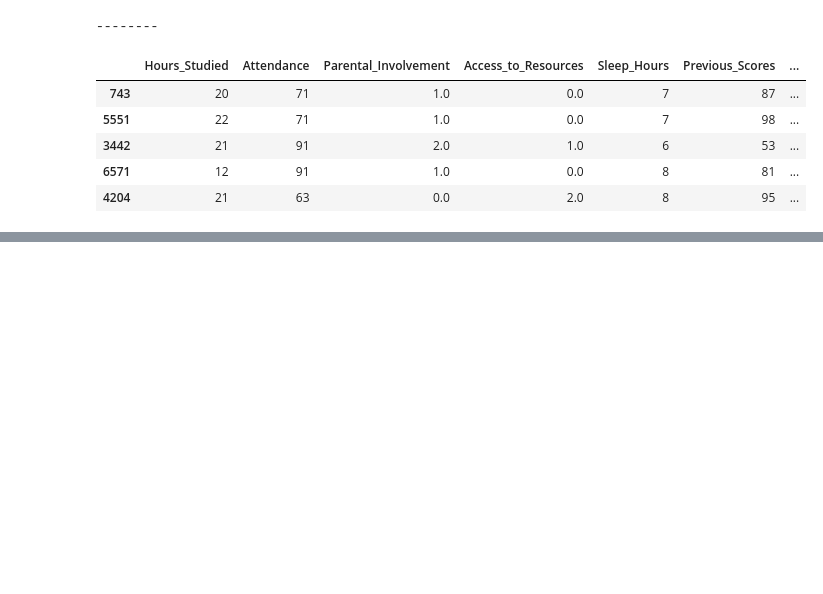
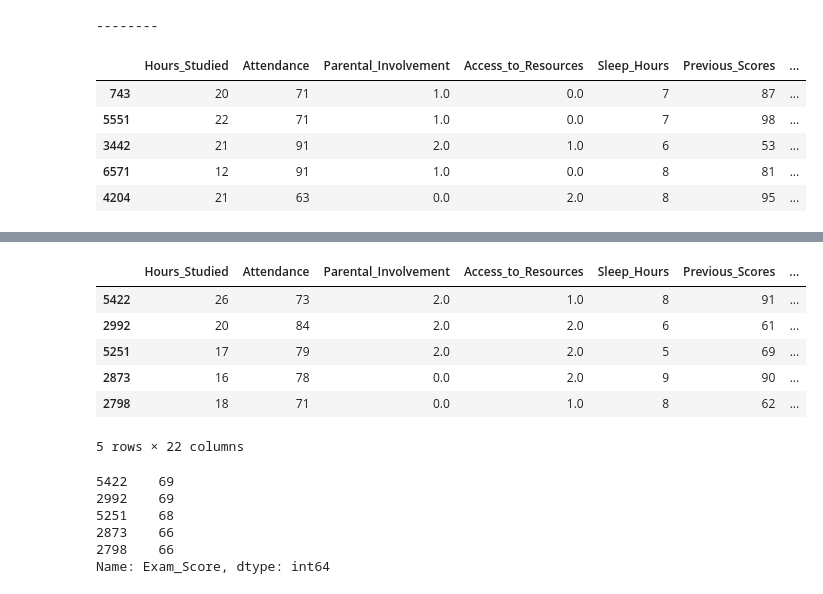
Before and after one commit to GantaLabs/StudentPerformanceFactors, a Jupyter notebook: notebook/Split_Processing.ipynb, the cells around one changed output, grey strips where cells are left out. Drawn from its saved outputs; the diff is of its cells as text; code cells hidden in the pictures; blank space fills up the shorter version.

```diff
--- a/notebook/Split_Processing.ipynb
+++ b/notebook/Split_Processing.ipynb
@@ -253,0 +376,17 @@ display(X_test.head())
+# %%
+display(X_train[X_train['High_Tutoring'] == 1].head())
+display(y_train[X_train['High_Tutoring'] == 1].head())
+# %% [output]
+|  | Hours_Studied | Attendance | Parental_Involvement | Access_to_Resources | Sleep_Hours | Previous_Scores | ... |
+| 5422 | 26 | 73 | 2.0 | 1.0 | 8 | 91 | ... |
+| 2992 | 20 | 84 | 2.0 | 2.0 | 6 | 61 | ... |
+| 5251 | 17 | 79 | 2.0 | 2.0 | 5 | 69 | ... |
+| 2873 | 16 | 78 | 0.0 | 2.0 | 9 | 90 | ... |
+| 2798 | 18 | 71 | 0.0 | 1.0 | 8 | 62 | ... |
+5 rows × 22 columns
+5422    69
+2992    69
+5251    68
+2873    66
+2798    66
+Name: Exam_Score, dtype: int64
```
Also changed, not shown: parts of 24 cells of this notebook, 3 other files.
